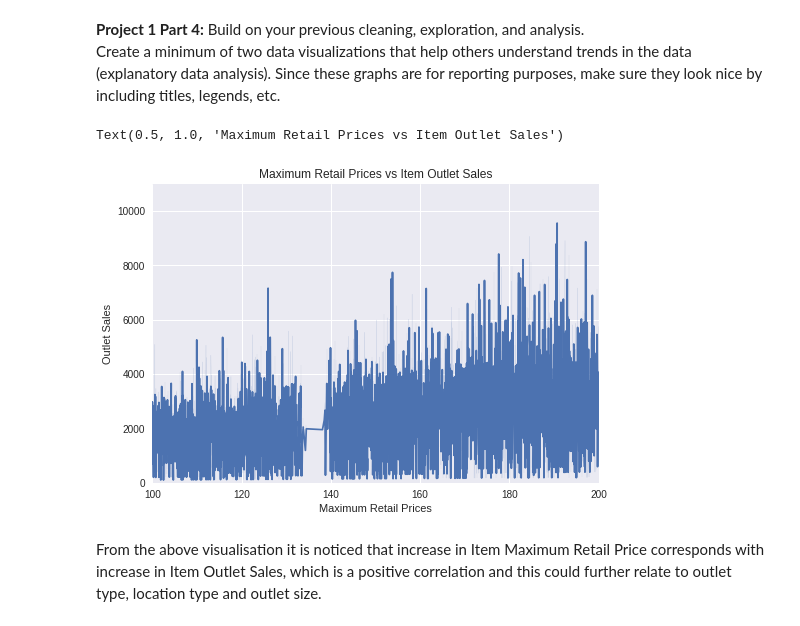
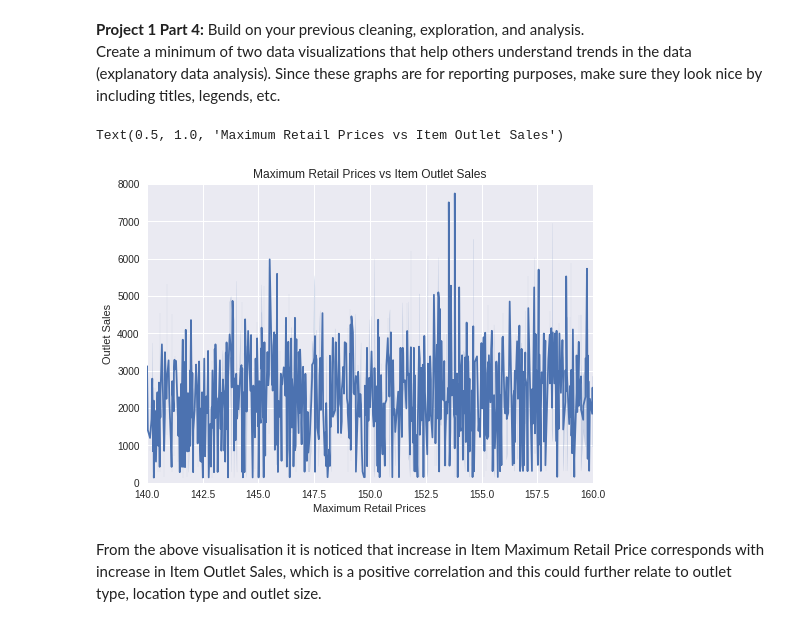
Before and after one commit to Ssendags/Food_Sales_Predictions, a Jupyter notebook: Ssendagire_Denis_Project_1_food_sales_prediction.ipynb, the cells around one changed output. Drawn from its saved outputs; the diff is of its cells as text; code cells hidden in the pictures.

```diff
--- a/Ssendagire_Denis_Project_1_food_sales_prediction.ipynb
+++ b/Ssendagire_Denis_Project_1_food_sales_prediction.ipynb
@@ -6,7 +11,7 @@ import pandas as pd
 **Project 1 Part 1:** Load the dataset
 # %%
 # There are 8523 rows and 12 columns. answer to question 1
-filename = "/content/sales_predictions.csv"
+filename = "/content/drive/MyDrive/Colab Notebooks/sales_predictions (1).csv"
 df = pd.read_csv(filename)
 df
 # %% [output]
@@ -299,16 +304,16 @@ Since these graphs are for reporting purposes, make sure they look nice by inclu
 # %%
 plt.style.use("seaborn")
 max_retail_price = df["Item_MRP"]
 outlet_sales = df["Item_Outlet_Sales"]
 sns.lineplot(x = max_retail_price, y = outlet_sales)
-plt.xlim(left=100,right=200)
-plt.ylim(bottom=0,top=11000)
+plt.xlim(left=140,right=160)
+plt.ylim(bottom=0,top=8000)
 plt.xlabel('Maximum Retail Prices')
 plt.ylabel('Outlet Sales')
 plt.title('Maximum Retail Prices vs Item Outlet Sales')
 # %% [output]
 Text(0.5, 1.0, 'Maximum Retail Prices vs Item Outlet Sales')
-[figure, old version]
+[figure, new version]
 # %% [markdown]
 From the above visualisation it is noticed that increase in Item Maximum Retail Price corresponds with increase in Item Outlet Sales, which is a positive correlation and this could further relate to outlet type, location type and outlet size.
 # %%
```
Also changed, not shown: parts of 9 cells of this notebook.
